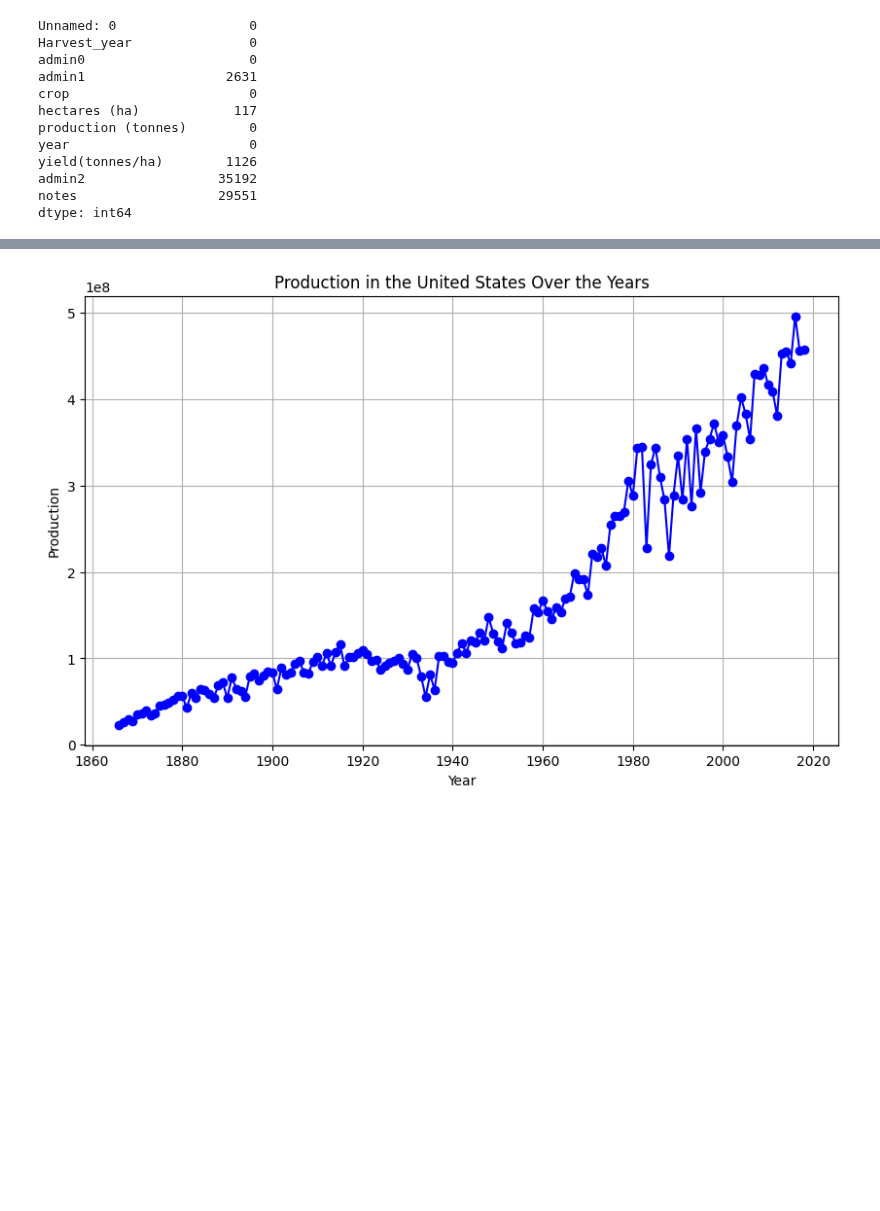
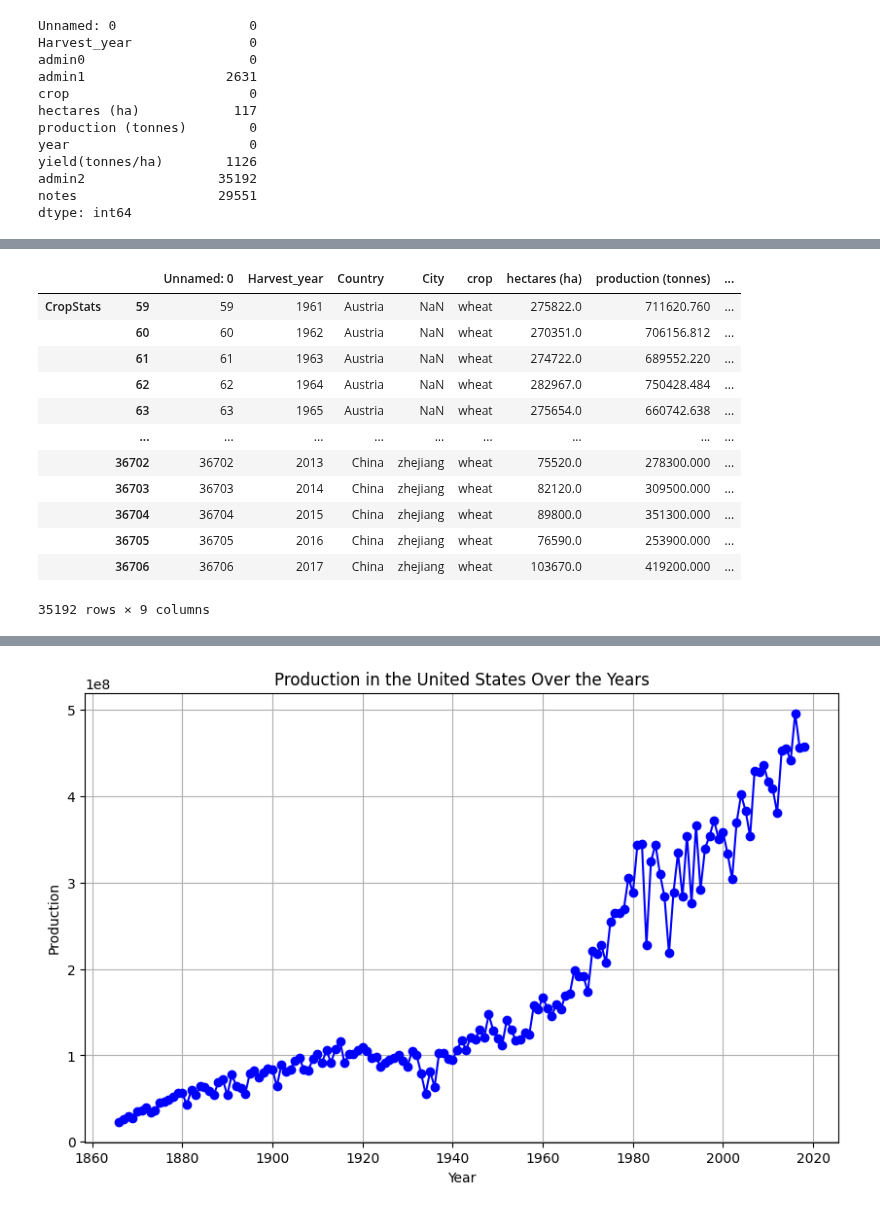
Before and after one commit to 16dina/DataExplorers, a Jupyter notebook: notebooks/EDA_cropsPlaygroundDina.ipynb, the cells around one changed output, grey strips where cells are left out. Cells and saved outputs as stored; diff of their text form; code cells hidden in the pictures; blank space fills up the shorter version.

```diff
--- a/notebooks/EDA_cropsPlaygroundDina.ipynb
+++ b/notebooks/EDA_cropsPlaygroundDina.ipynb
@@ -92 +115,20 @@ dtype: int64
+# %%
+df = df.drop(columns=['notes', 'admin2'])
+# Rename 'admin0' to 'Country' and 'admin1' to 'City'
+df = df.rename(columns={'admin0': 'Country', 'admin1': 'City'})
+df
+# %% [output]
+|  |  | Unnamed: 0 | Harvest_year | Country | City | crop | hectares (ha) | production (tonnes) | ... |
+| CropStats | 59 | 59 | 1961 | Austria | NaN | wheat | 275822.0 | 711620.760 | ... |
+|  | 60 | 60 | 1962 | Austria | NaN | wheat | 270351.0 | 706156.812 | ... |
+|  | 61 | 61 | 1963 | Austria | NaN | wheat | 274722.0 | 689552.220 | ... |
+|  | 62 | 62 | 1964 | Austria | NaN | wheat | 282967.0 | 750428.484 | ... |
+|  | 63 | 63 | 1965 | Austria | NaN | wheat | 275654.0 | 660742.638 | ... |
+|  | ... | ... | ... | ... | ... | ... | ... | ... | ... |
+|  | 36702 | 36702 | 2013 | China | zhejiang | wheat | 75520.0 | 278300.000 | ... |
+|  | 36703 | 36703 | 2014 | China | zhejiang | wheat | 82120.0 | 309500.000 | ... |
+|  | 36704 | 36704 | 2015 | China | zhejiang | wheat | 89800.0 | 351300.000 | ... |
+|  | 36705 | 36705 | 2016 | China | zhejiang | wheat | 76590.0 | 253900.000 | ... |
+|  | 36706 | 36706 | 2017 | China | zhejiang | wheat | 103670.0 | 419200.000 | ... |
+35192 rows × 9 columns
 # %%
```
Also changed, not shown: parts of 31 cells of this notebook.
